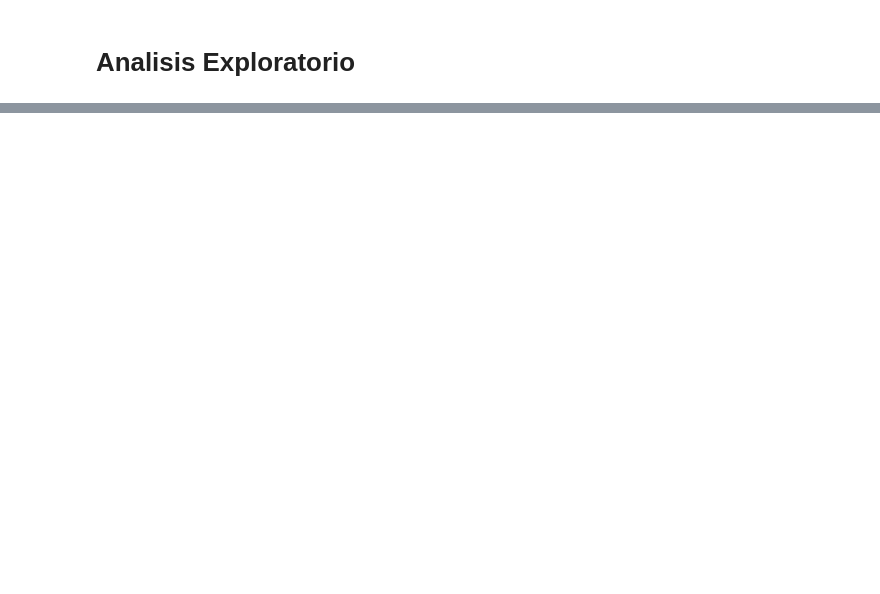
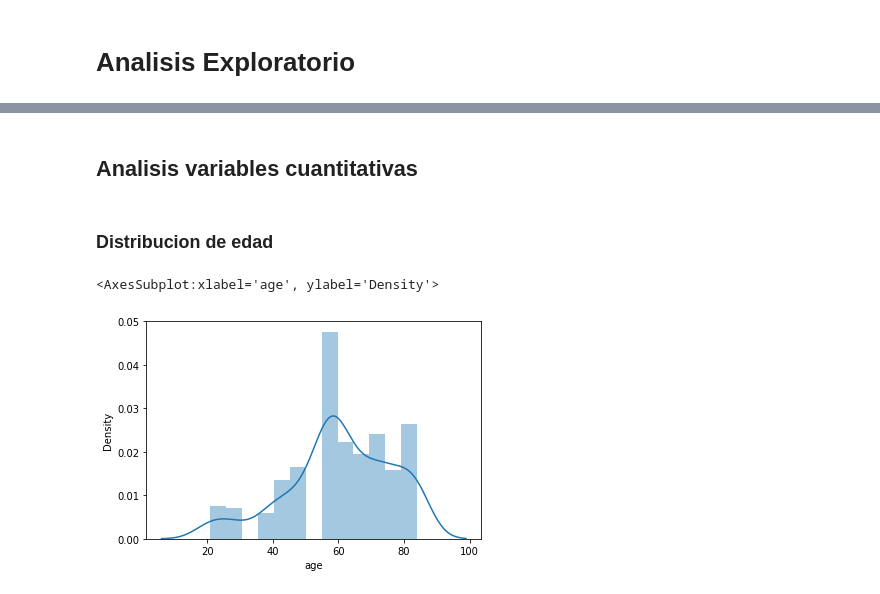
Before and after one commit to Bato007/PRJ2_DS, a Jupyter notebook: main.ipynb, the cells around one changed output, grey strips where cells are left out. Cells and saved outputs as stored; diff of their text form; code cells hidden in the pictures; blank space fills up the shorter version.

Commit message:
Analisis exploratorio base

```diff
--- a/main.ipynb
+++ b/main.ipynb
@@ -33,0 +91,9 @@ for variable in train.columns:
+# %% [markdown]
+## Analisis variables cuantitativas
+# %% [markdown]
+### Distribucion de edad
+# %%
+sns.distplot(train['age'])
+# %% [output]
+<AxesSubplot:xlabel='age', ylabel='Density'>
+[figure, added]
```
Also changed, not shown: parts of 23 cells of this notebook.
